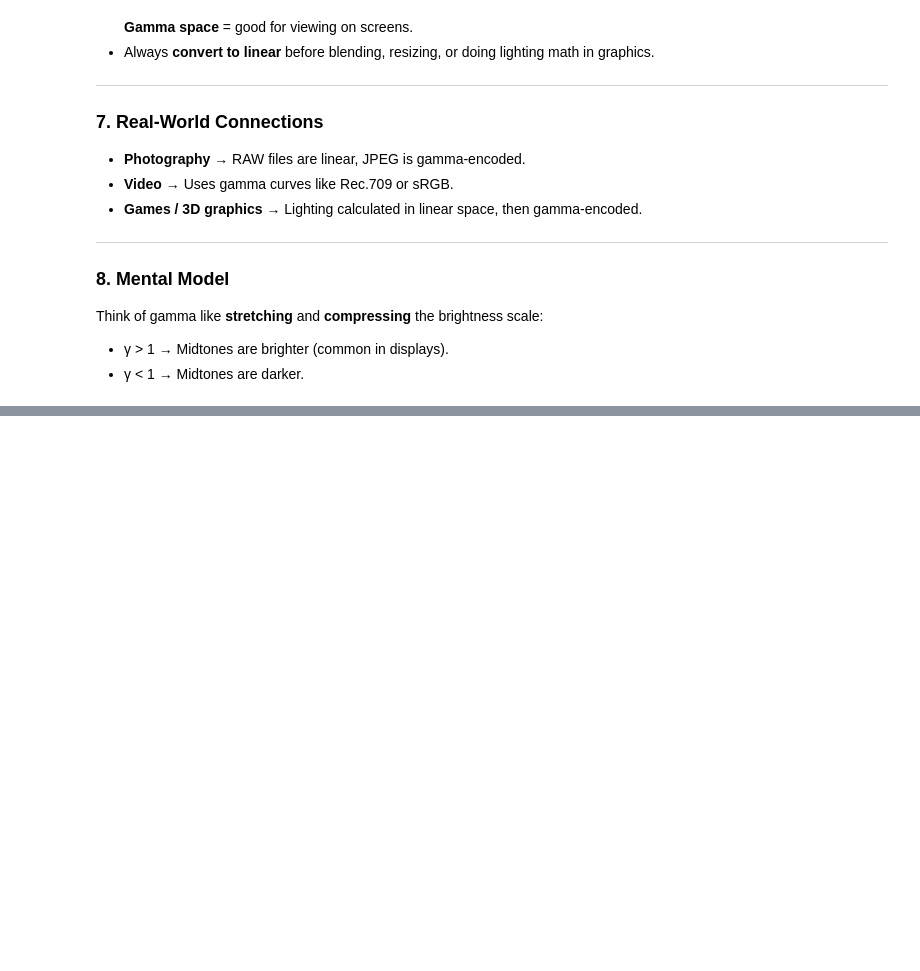
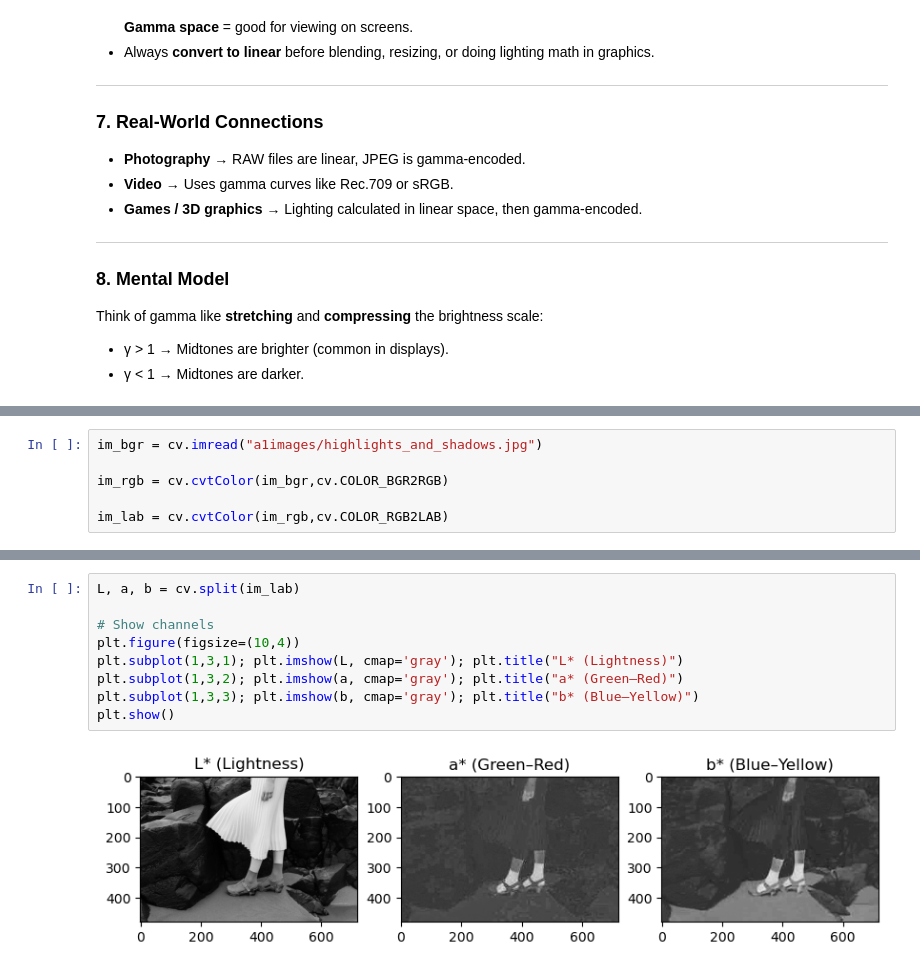
Before and after one commit to samitha278/EN3160-IPCV, a Jupyter notebook: EN3160 Assignment 1.ipynb, the cells around one changed output, grey strips where cells are left out. Saved outputs shown, nothing was run; the diff lists cells and outputs as text; blank space fills up the shorter version.

```diff
--- a/EN3160 Assignment 1.ipynb
+++ b/EN3160 Assignment 1.ipynb
@@ -327,0 +330,6 @@ Think of gamma like **stretching** and **compressing** the brightness scale:
+# %%
+im_bgr = cv.imread("a1images/highlights_and_shadows.jpg")
+
+im_rgb = cv.cvtColor(im_bgr,cv.COLOR_BGR2RGB)
+
+im_lab = cv.cvtColor(im_rgb,cv.COLOR_RGB2LAB)
@@ -327,0 +360,11 @@ Think of gamma like **stretching** and **compressing** the brightness scale:
+# %%
+L, a, b = cv.split(im_lab)
+
+# Show channels
+plt.figure(figsize=(10,4))
+plt.subplot(1,3,1); plt.imshow(L, cmap='gray'); plt.title("L* (Lightness)")
+plt.subplot(1,3,2); plt.imshow(a, cmap='gray'); plt.title("a* (Green–Red)")
+plt.subplot(1,3,3); plt.imshow(b, cmap='gray'); plt.title("b* (Blue–Yellow)")
+plt.show()
+# %% [output]
+[figure, added]
```
Also changed, not shown: parts of 6 cells of this notebook.
